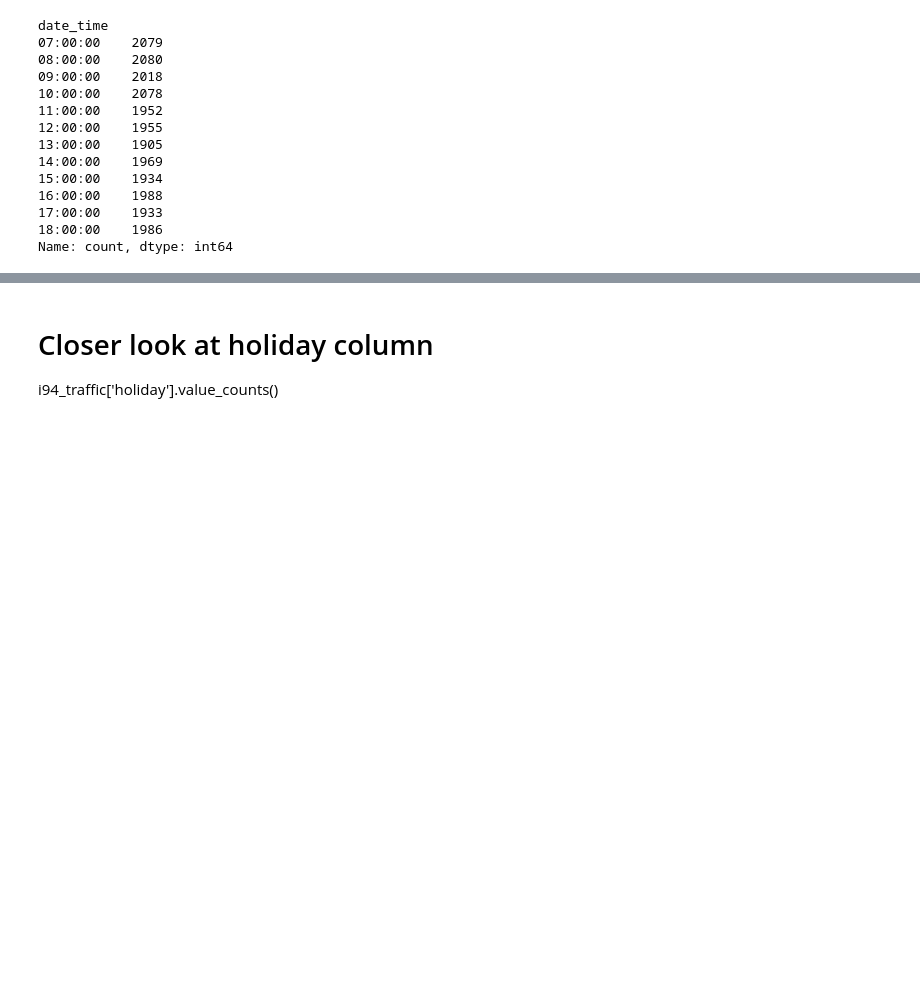
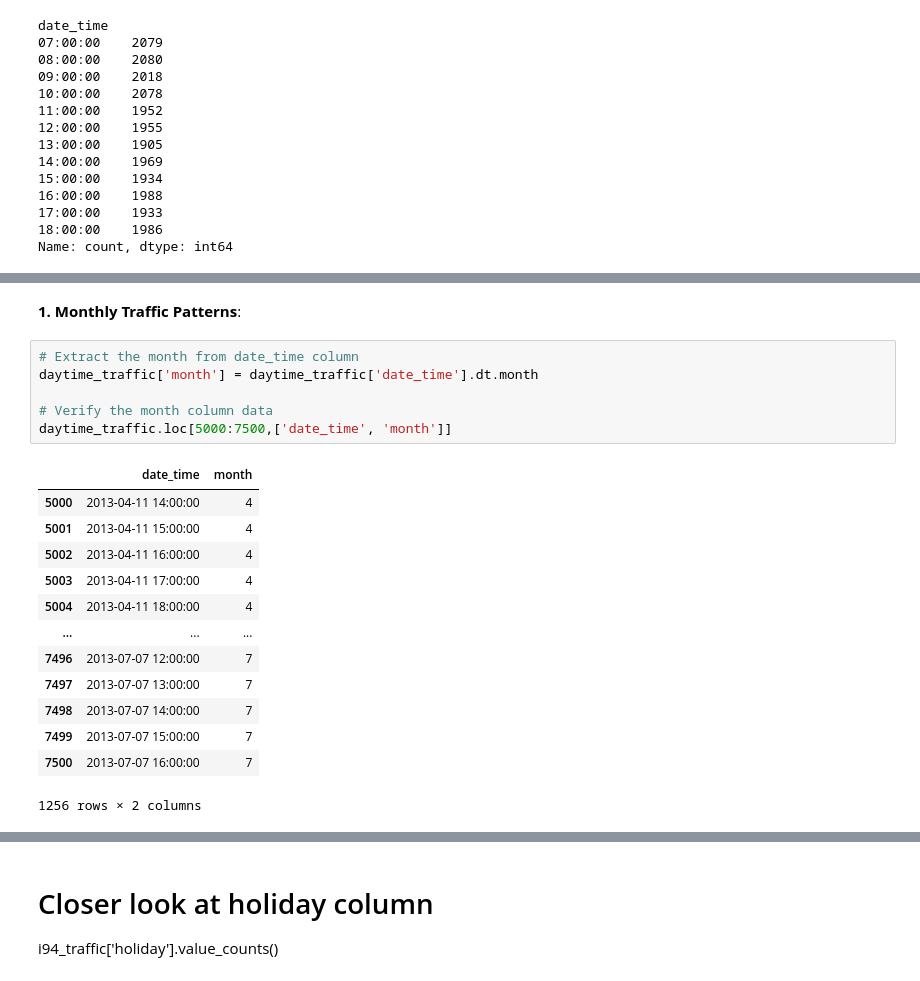
Before and after one commit to shree131/Heavy-Traffic-Indicators-Analysis, a Jupyter notebook: I94_heavy_traffic_indicators_analysis.ipynb, the cells around one changed output, grey strips where cells are left out. Cells and saved outputs as stored; diff of their text form; blank space fills up the shorter version.

```diff
--- a/I94_heavy_traffic_indicators_analysis.ipynb
+++ b/I94_heavy_traffic_indicators_analysis.ipynb
@@ -394,0 +402,22 @@ Name: count, dtype: int64
+# %% [markdown]
+**1. Monthly Traffic Patterns**:
+# %%
+# Extract the month from date_time column
+daytime_traffic['month'] = daytime_traffic['date_time'].dt.month
+
+# Verify the month column data
+daytime_traffic.loc[5000:7500,['date_time', 'month']]
+# %% [output]
+|  | date_time | month |
+| 5000 | 2013-04-11 14:00:00 | 4 |
+| 5001 | 2013-04-11 15:00:00 | 4 |
+| 5002 | 2013-04-11 16:00:00 | 4 |
+| 5003 | 2013-04-11 17:00:00 | 4 |
+| 5004 | 2013-04-11 18:00:00 | 4 |
+| ... | ... | ... |
+| 7496 | 2013-07-07 12:00:00 | 7 |
+| 7497 | 2013-07-07 13:00:00 | 7 |
+| 7498 | 2013-07-07 14:00:00 | 7 |
+| 7499 | 2013-07-07 15:00:00 | 7 |
+| 7500 | 2013-07-07 16:00:00 | 7 |
+1256 rows × 2 columns
```
Also changed, not shown: parts of 7 cells of this notebook.
